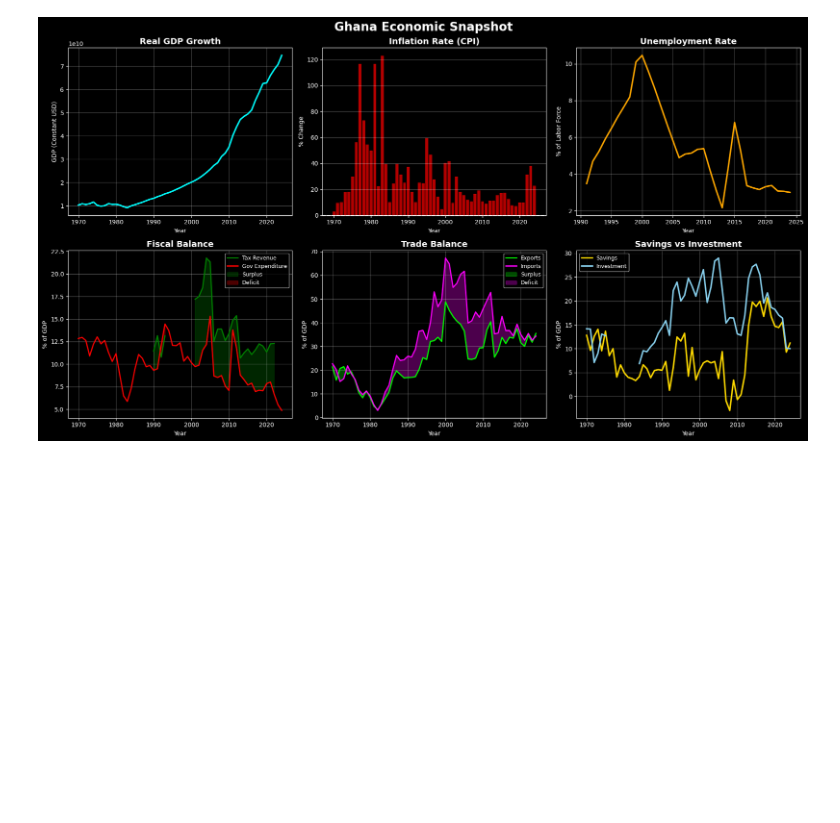
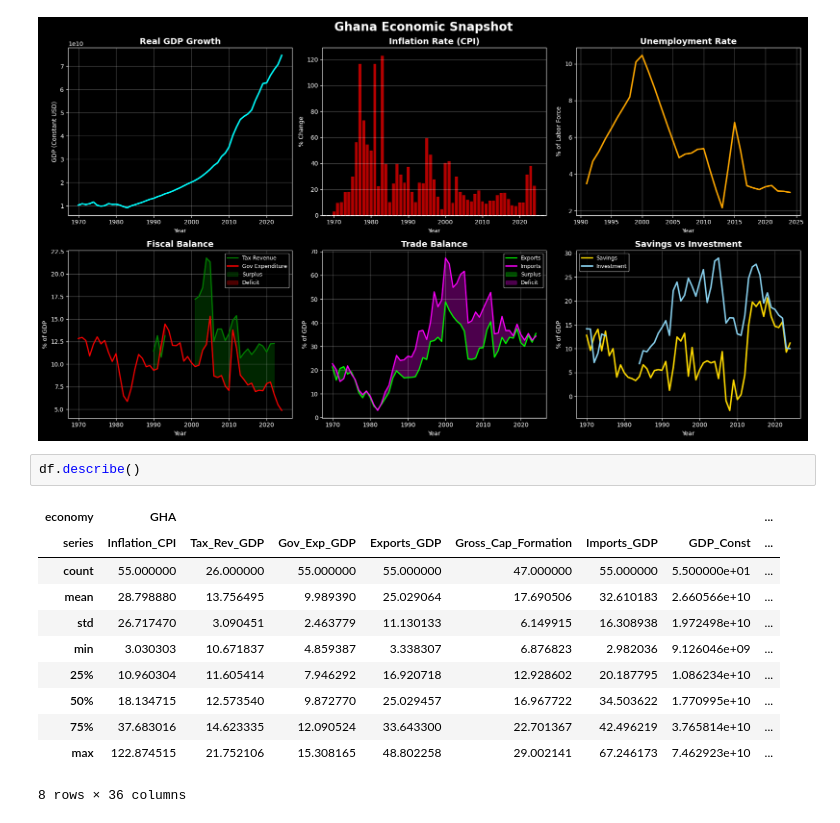
Before and after one commit to JoelForson/ECON5200-Applied-Data-Analytics-in-Economics, a Jupyter notebook: Lab 3/{Lab_3]_Visualizing_Development_with_WBGAPI.ipynb, the cells around one changed output. Drawn from its saved outputs; the diff is of its cells as text; blank space fills up the shorter version.

```diff
--- a/Lab 3/{Lab_3]_Visualizing_Development_with_WBGAPI.ipynb
+++ b/Lab 3/{Lab_3]_Visualizing_Development_with_WBGAPI.ipynb
@@ -257,3 +257,17 @@ plt.tight_layout()
 plt.show()
 # %% [output]
 [figure]
+# %%
+df.describe()
+# %% [output]
+| economy | GHA |  |  |  |  |  |  | ... |
+| series | Inflation_CPI | Tax_Rev_GDP | Gov_Exp_GDP | Exports_GDP | Gross_Cap_Formation | Imports_GDP | GDP_Const | ... |
+| count | 55.000000 | 26.000000 | 55.000000 | 55.000000 | 47.000000 | 55.000000 | 5.500000e+01 | ... |
+| mean | 28.798880 | 13.756495 | 9.989390 | 25.029064 | 17.690506 | 32.610183 | 2.660566e+10 | ... |
+| std | 26.717470 | 3.090451 | 2.463779 | 11.130133 | 6.149915 | 16.308938 | 1.972498e+10 | ... |
+| min | 3.030303 | 10.671837 | 4.859387 | 3.338307 | 6.876823 | 2.982036 | 9.126046e+09 | ... |
+| 25% | 10.960304 | 11.605414 | 7.946292 | 16.920718 | 12.928602 | 20.187795 | 1.086234e+10 | ... |
+| 50% | 18.134715 | 12.573540 | 9.872770 | 25.029457 | 16.967722 | 34.503622 | 1.770995e+10 | ... |
+| 75% | 37.683016 | 14.623335 | 12.090524 | 33.643300 | 22.701367 | 42.496219 | 3.765814e+10 | ... |
+| max | 122.874515 | 21.752106 | 15.308165 | 48.802258 | 29.002141 | 67.246173 | 7.462923e+10 | ... |
+8 rows × 36 columns
```
Also changed, not shown: parts of 1 cell of this notebook.
